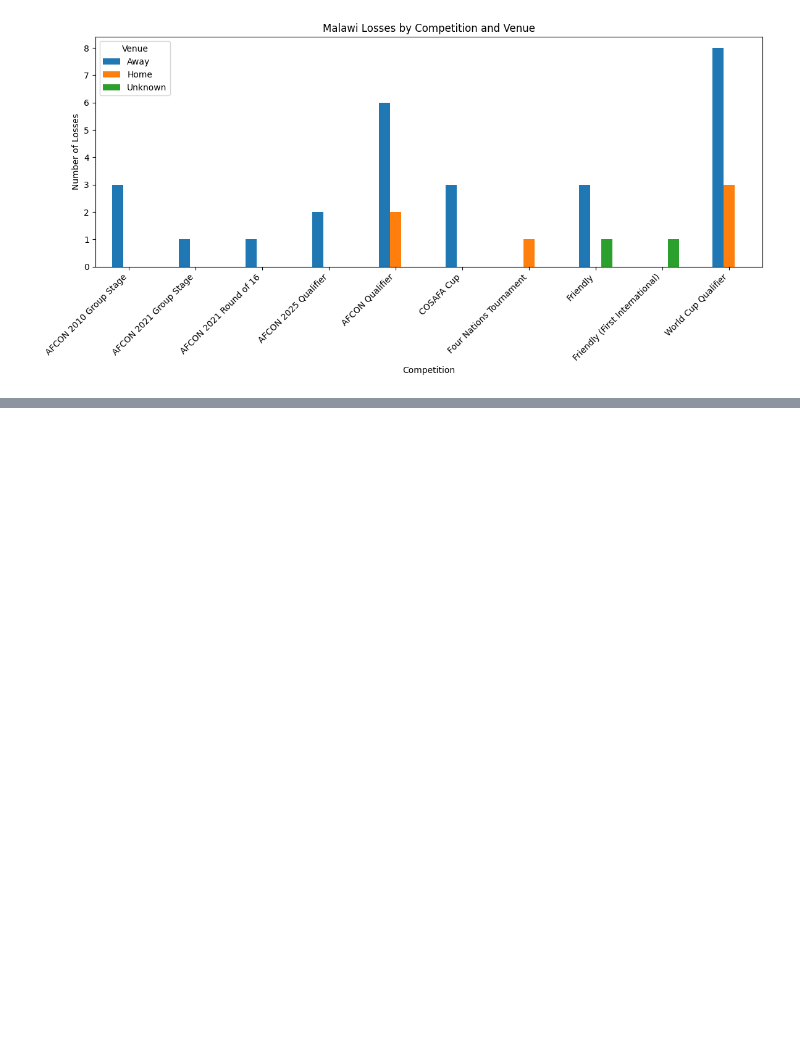
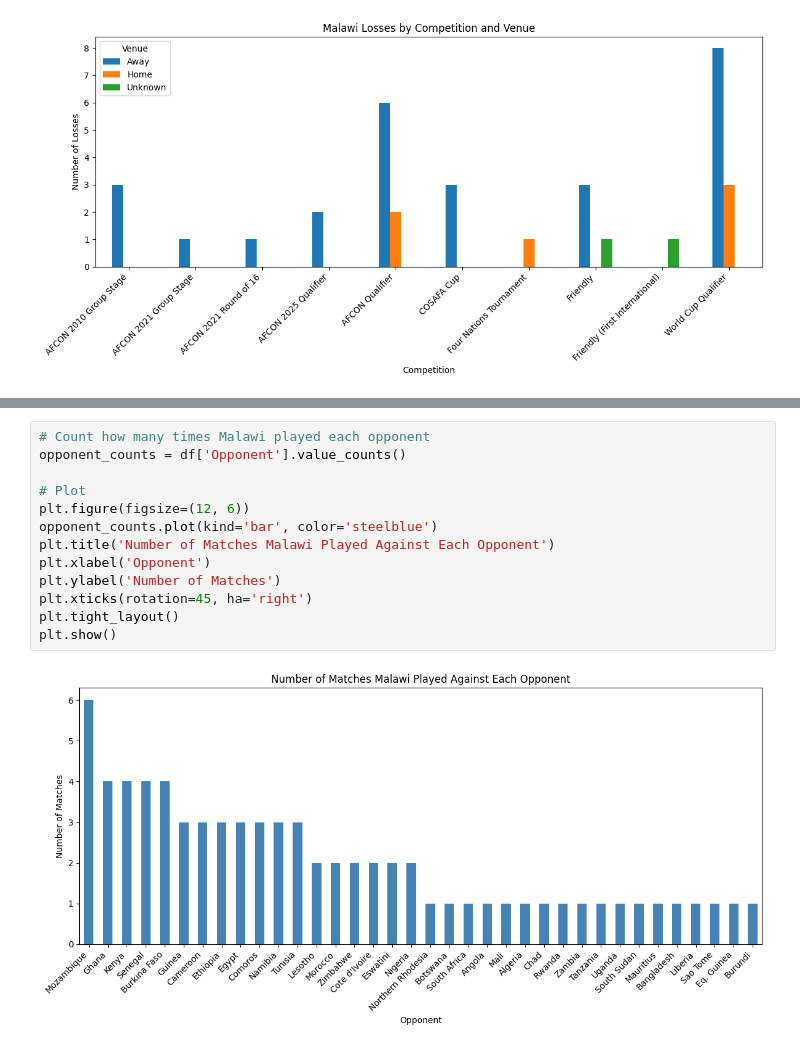
Before and after one commit to Victoire03/Malawi_National_Soccer_Team, a Jupyter notebook: Malawi_National_Soccer_Team.ipynb, the cells around one changed output, grey strips where cells are left out. Drawn from its saved outputs; the diff is of its cells as text; blank space fills up the shorter version.

```diff
--- a/Malawi_National_Soccer_Team.ipynb
+++ b/Malawi_National_Soccer_Team.ipynb
@@ -65,0 +82,15 @@ plt.show()
+# %%
+# Count how many times Malawi played each opponent
+opponent_counts = df['Opponent'].value_counts()
+
+# Plot
+plt.figure(figsize=(12, 6))
+opponent_counts.plot(kind='bar', color='steelblue')
+plt.title('Number of Matches Malawi Played Against Each Opponent')
+plt.xlabel('Opponent')
+plt.ylabel('Number of Matches')
+plt.xticks(rotation=45, ha='right')
+plt.tight_layout()
+plt.show()
+# %% [output]
+[figure, added]
```
Also changed, not shown: parts of 2 cells of this notebook.
